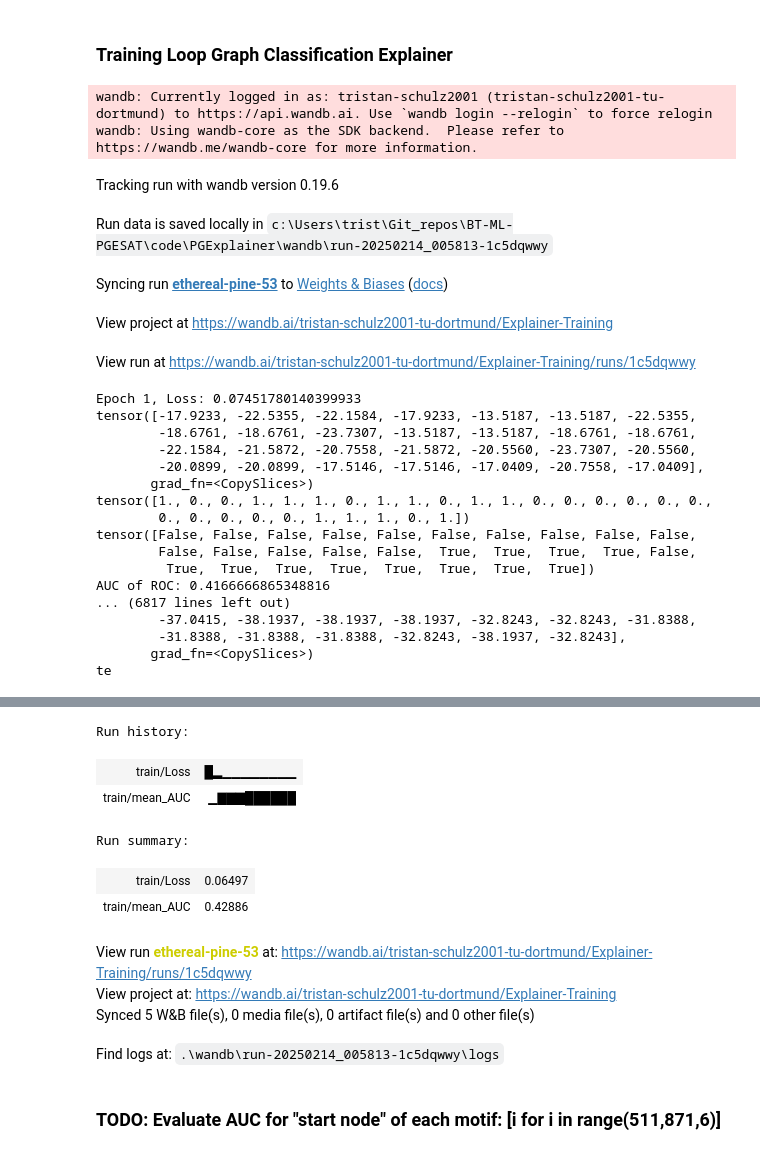
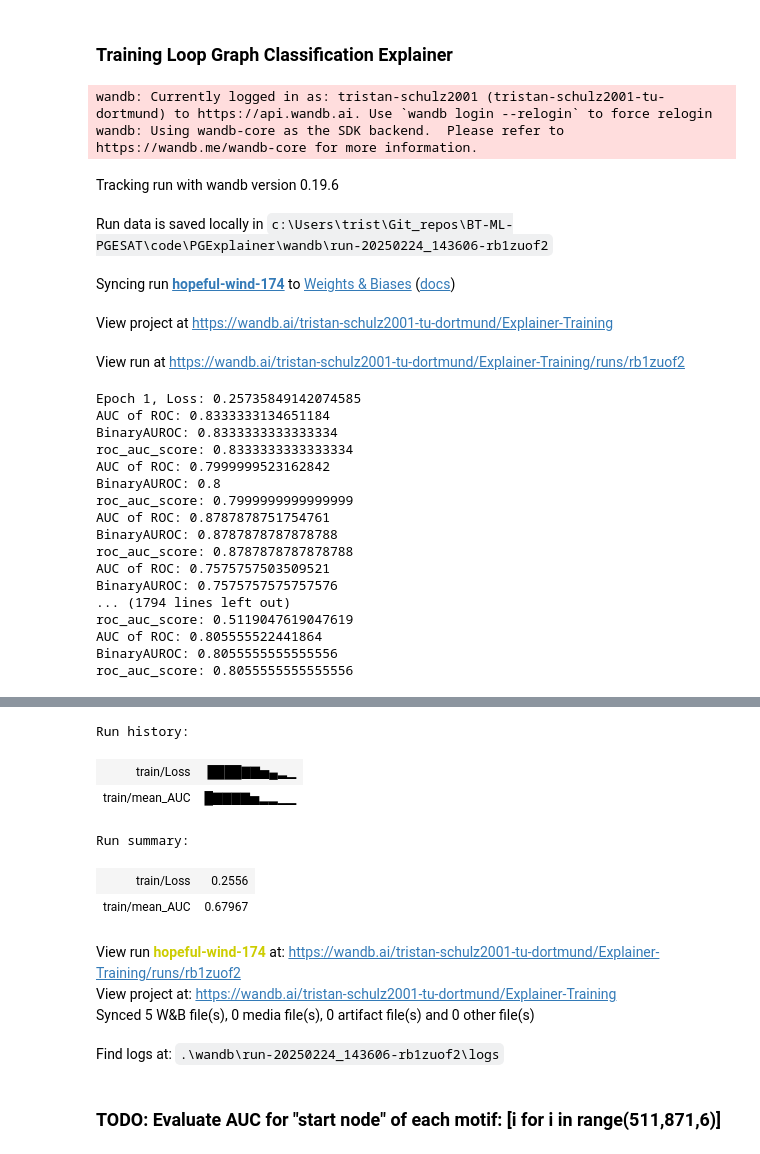
Before and after one commit to TrstnSch/BT-ML-PGESAT, a Jupyter notebook: code/PGExplainer/train_explainer_TreeCycles.ipynb, the cells around one changed output, grey strips where cells are left out. Saved outputs shown, nothing was run; the diff lists cells and outputs as text; code cells hidden in the pictures.

```diff
--- a/code/PGExplainer/train_explainer_TreeCycles.ipynb
+++ b/code/PGExplainer/train_explainer_TreeCycles.ipynb
@@ -169,63 +169,63 @@ for epoch in range(0, epochs_mlp) :
     torch.nn.utils.clip_grad_norm_(mlp.parameters(), max_norm=2)           # clip value min -2
 
     mlp_optimizer.step()
 
     mlp.eval()
 
 
     aucList = []
     for i in motifNodes:
-        currAuc = evaluation.evaluateNodeExplainerAUC(mlp, modelNodeGNN, data, data.edge_index, i, data.gt, k=6)
+        currAuc = evaluation.evaluateNodeExplainerAUC(mlp, modelNodeGNN, data, i, num_explanation_edges=6)
         if currAuc != -1: aucList.append(currAuc)
     meanAuc = torch.tensor(aucList).mean().item()
 
     wandb.log({"train/Loss": loss, "train/mean_AUC": meanAuc})
 
     """out = mlp.forward(modelNodeGNN, data.x, data.edge_index, randomAUCNode)
     print(f"MLP Output for first val graph in epoch {epoch+1}:")
     print(out)"""
 
     """for name, param in mlp.named_parameters():
         if param.requires_grad:
             print(f"{name}: {param.grad}")"""
 
 wandb.finish()
 # %% [output]
 wandb: Currently logged in as: tristan-schulz2001 (tristan-schulz2001-tu-dortmund) to https://api.wandb.ai. Use `wandb login --relogin` to force relogin
 wandb: Using wandb-core as the SDK backend.  Please refer to https://wandb.me/wandb-core for more information.
 Tracking run with wandb version 0.19.6
-Run data is saved locally in c:\Users\trist\Git_repos\BT-ML-PGESAT\code\PGExplainer\wandb\run-20250214_005813-1c5dqwwy
+Run data is saved locally in c:\Users\trist\Git_repos\BT-ML-PGESAT\code\PGExplainer\wandb\run-20250224_143606-rb1zuof2
-Syncing run ethereal-pine-53 to Weights & Biases (docs)
+Syncing run hopeful-wind-174 to Weights & Biases (docs)
 View project at https://wandb.ai/tristan-schulz2001-tu-dortmund/Explainer-Training
-View run at https://wandb.ai/tristan-schulz2001-tu-dortmund/Explainer-Training/runs/1c5dqwwy
+View run at https://wandb.ai/tristan-schulz2001-tu-dortmund/Explainer-Training/runs/rb1zuof2
-Epoch 1, Loss: 0.07451780140399933
-tensor([-17.9233, -22.5355, -22.1584, -17.9233, -13.5187, -13.5187, -22.5355,
-        -18.6761, -18.6761, -23.7307, -13.5187, -13.5187, -18.6761, -18.6761,
-        -22.1584, -21.5872, -20.7558, -21.5872, -20.5560, -23.7307, -20.5560,
-        -20.0899, -20.0899, -17.5146, -17.5146, -17.0409, -20.7558, -17.0409],
-       grad_fn=<CopySlices>)
-tensor([1., 0., 0., 1., 1., 1., 0., 1., 1., 0., 1., 1., 0., 0., 0., 0., 0., 0.,
-        0., 0., 0., 0., 0., 1., 1., 1., 0., 1.])
-tensor([False, False, False, False, False, False, False, False, False, False,
-        False, False, False, False, False,  True,  True,  True,  True, False,
-         True,  True,  True,  True,  True,  True,  True,  True])
-AUC of ROC: 0.4166666865348816
-... (6817 lines left out)
-        -37.0415, -38.1937, -38.1937, -38.1937, -32.8243, -32.8243, -31.8388,
-        -31.8388, -31.8388, -31.8388, -32.8243, -38.1937, -32.8243],
-       grad_fn=<CopySlices>)
-te
+Epoch 1, Loss: 0.25735849142074585
+AUC of ROC: 0.8333333134651184
+BinaryAUROC: 0.8333333333333334
+roc_auc_score: 0.8333333333333334
+AUC of ROC: 0.7999999523162842
+BinaryAUROC: 0.8
+roc_auc_score: 0.7999999999999999
+AUC of ROC: 0.8787878751754761
+BinaryAUROC: 0.8787878787878788
+roc_auc_score: 0.8787878787878788
+AUC of ROC: 0.7575757503509521
+BinaryAUROC: 0.7575757575757576
+... (1794 lines left out)
+roc_auc_score: 0.5119047619047619
+AUC of ROC: 0.805555522441864
+BinaryAUROC: 0.8055555555555556
+roc_auc_score: 0.8055555555555556
 [interactive output not drawn]
 Run history:
-| train/Loss | █▂▁▁▁▁▁▁▁▁ |
-| train/mean_AUC | ▁▇▇▇██████ |
+| train/Loss | ████▇▇▅▄▂▁ |
+| train/mean_AUC | █▇▇▇▇▅▂▂▁▁ |
 Run summary:
-| train/Loss | 0.06497 |
-| train/mean_AUC | 0.42886 |
+| train/Loss | 0.2556 |
+| train/mean_AUC | 0.67967 |
-View run ethereal-pine-53 at: https://wandb.ai/tristan-schulz2001-tu-dortmund/Explainer-Training/runs/1c5dqwwy
+View run hopeful-wind-174 at: https://wandb.ai/tristan-schulz2001-tu-dortmund/Explainer-Training/runs/rb1zuof2
 View project at: https://wandb.ai/tristan-schulz2001-tu-dortmund/Explainer-Training
 Synced 5 W&B file(s), 0 media file(s), 0 artifact file(s) and 0 other file(s)
-Find logs at: .\wandb\run-20250214_005813-1c5dqwwy\logs
+Find logs at: .\wandb\run-20250224_143606-rb1zuof2\logs
 # %%
 torch.save(mlp.state_dict(), f"models/explainerTreeCycles_decent")
 # %% [markdown]
```
Also changed, not shown: parts of 2 cells of this notebook, 11 other files.
